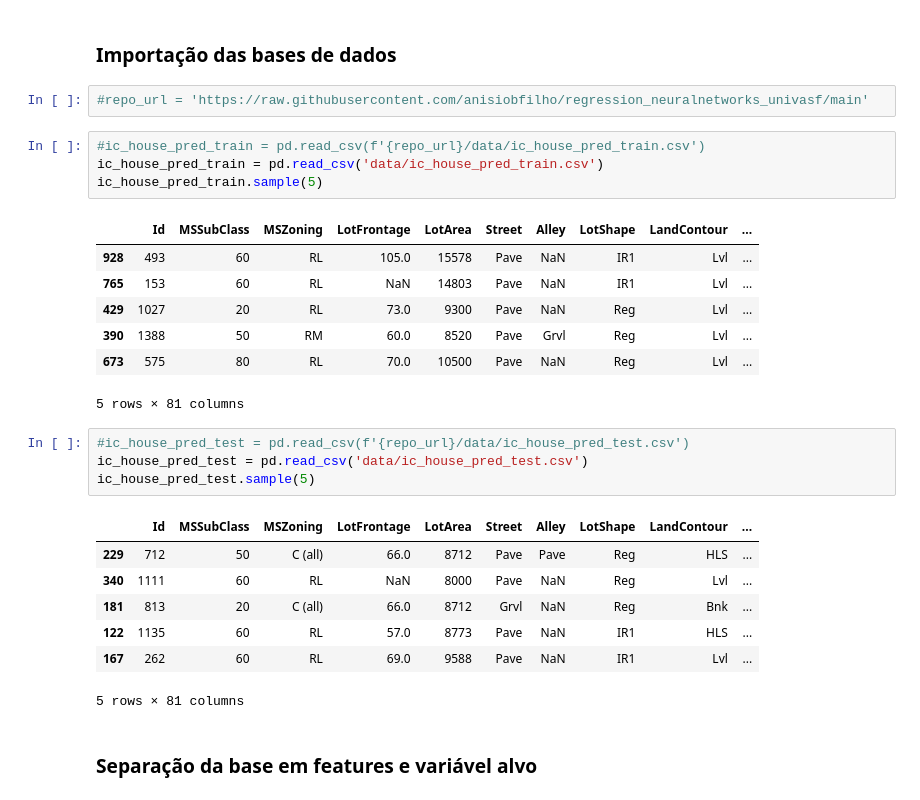
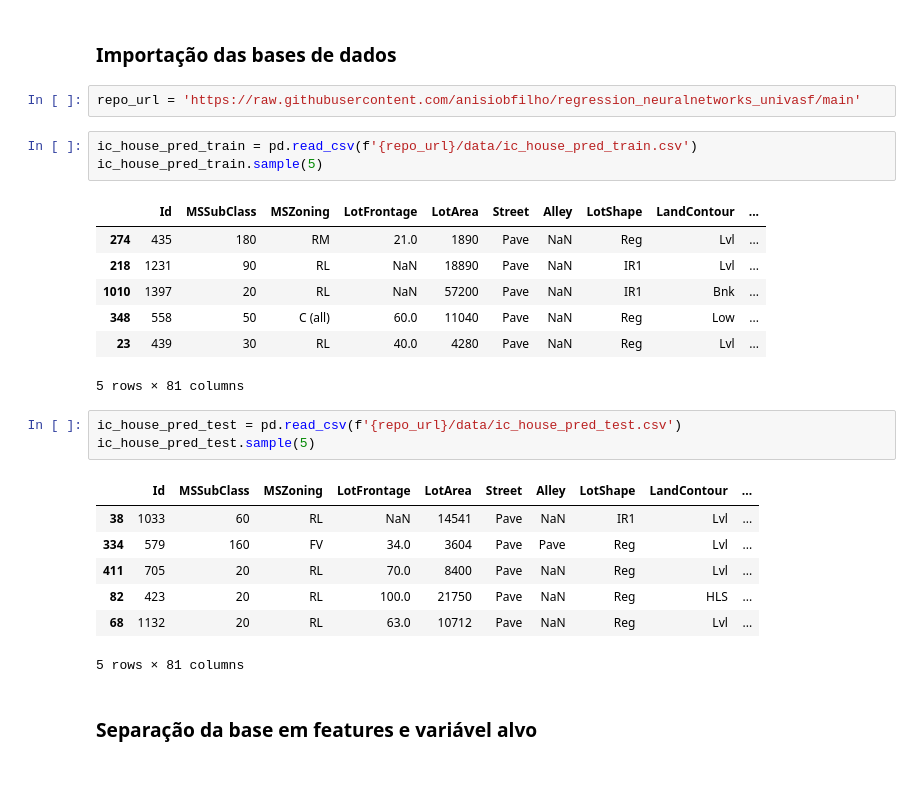
Before and after one commit to anisiobfilho/regression_neuralnetworks_univasf, a Jupyter notebook: Data-Selection_Preprocessing_Transformation.ipynb, the cells around one changed output. Saved outputs shown, nothing was run; the diff lists cells and outputs as text.

```diff
--- a/Data-Selection_Preprocessing_Transformation.ipynb
+++ b/Data-Selection_Preprocessing_Transformation.ipynb
@@ -34,30 +34,28 @@ import matplotlib.pyplot as plt
 # %% [markdown]
 ### Importação das bases de dados
 # %%
-#repo_url = 'https://raw.githubusercontent.com/anisiobfilho/regression_neuralnetworks_univasf/main'
+repo_url = 'https://raw.githubusercontent.com/anisiobfilho/regression_neuralnetworks_univasf/main'
 # %%
-#ic_house_pred_train = pd.read_csv(f'{repo_url}/data/ic_house_pred_train.csv')
-ic_house_pred_train = pd.read_csv('data/ic_house_pred_train.csv')
+ic_house_pred_train = pd.read_csv(f'{repo_url}/data/ic_house_pred_train.csv')
 ic_house_pred_train.sample(5)
 # %% [output]
 |  | Id | MSSubClass | MSZoning | LotFrontage | LotArea | Street | Alley | LotShape | LandContour | ... |
-| 928 | 493 | 60 | RL | 105.0 | 15578 | Pave | NaN | IR1 | Lvl | ... |
-| 765 | 153 | 60 | RL | NaN | 14803 | Pave | NaN | IR1 | Lvl | ... |
-| 429 | 1027 | 20 | RL | 73.0 | 9300 | Pave | NaN | Reg | Lvl | ... |
-| 390 | 1388 | 50 | RM | 60.0 | 8520 | Pave | Grvl | Reg | Lvl | ... |
-| 673 | 575 | 80 | RL | 70.0 | 10500 | Pave | NaN | Reg | Lvl | ... |
+| 274 | 435 | 180 | RM | 21.0 | 1890 | Pave | NaN | Reg | Lvl | ... |
+| 218 | 1231 | 90 | RL | NaN | 18890 | Pave | NaN | IR1 | Lvl | ... |
+| 1010 | 1397 | 20 | RL | NaN | 57200 | Pave | NaN | IR1 | Bnk | ... |
+| 348 | 558 | 50 | C (all) | 60.0 | 11040 | Pave | NaN | Reg | Low | ... |
+| 23 | 439 | 30 | RL | 40.0 | 4280 | Pave | NaN | Reg | Lvl | ... |
 5 rows × 81 columns
 # %%
-#ic_house_pred_test = pd.read_csv(f'{repo_url}/data/ic_house_pred_test.csv')
-ic_house_pred_test = pd.read_csv('data/ic_house_pred_test.csv')
+ic_house_pred_test = pd.read_csv(f'{repo_url}/data/ic_house_pred_test.csv')
 ic_house_pred_test.sample(5)
 # %% [output]
 |  | Id | MSSubClass | MSZoning | LotFrontage | LotArea | Street | Alley | LotShape | LandContour | ... |
-| 229 | 712 | 50 | C (all) | 66.0 | 8712 | Pave | Pave | Reg | HLS | ... |
-| 340 | 1111 | 60 | RL | NaN | 8000 | Pave | NaN | Reg | Lvl | ... |
-| 181 | 813 | 20 | C (all) | 66.0 | 8712 | Grvl | NaN | Reg | Bnk | ... |
-| 122 | 1135 | 60 | RL | 57.0 | 8773 | Pave | NaN | IR1 | HLS | ... |
-| 167 | 262 | 60 | RL | 69.0 | 9588 | Pave | NaN | IR1 | Lvl | ... |
+| 38 | 1033 | 60 | RL | NaN | 14541 | Pave | NaN | IR1 | Lvl | ... |
+| 334 | 579 | 160 | FV | 34.0 | 3604 | Pave | Pave | Reg | Lvl | ... |
+| 411 | 705 | 20 | RL | 70.0 | 8400 | Pave | NaN | Reg | Lvl | ... |
+| 82 | 423 | 20 | RL | 100.0 | 21750 | Pave | NaN | Reg | HLS | ... |
+| 68 | 1132 | 20 | RL | 63.0 | 10712 | Pave | NaN | Reg | Lvl | ... |
 5 rows × 81 columns
 # %% [markdown]
 ### Separação da base em features e variável alvo
```
Also changed, not shown: parts of 16 cells of this notebook.
